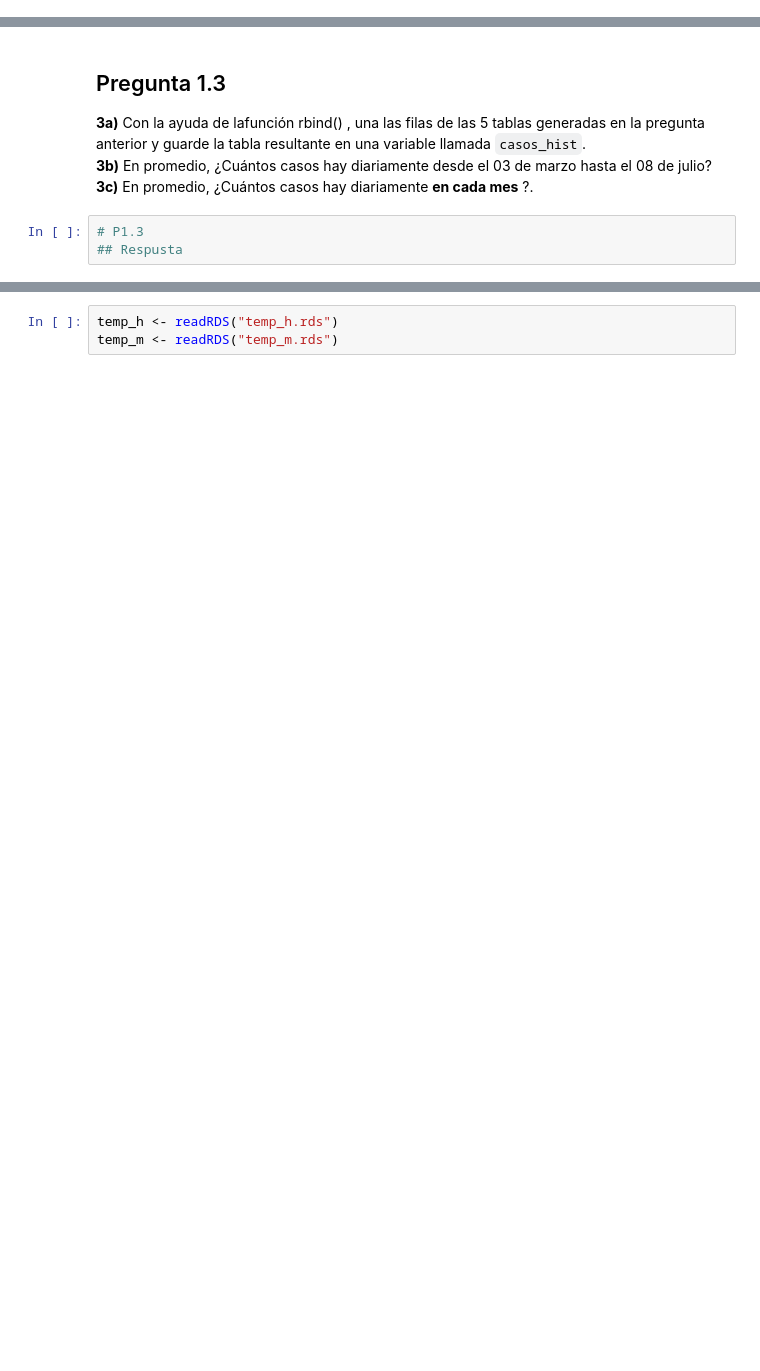
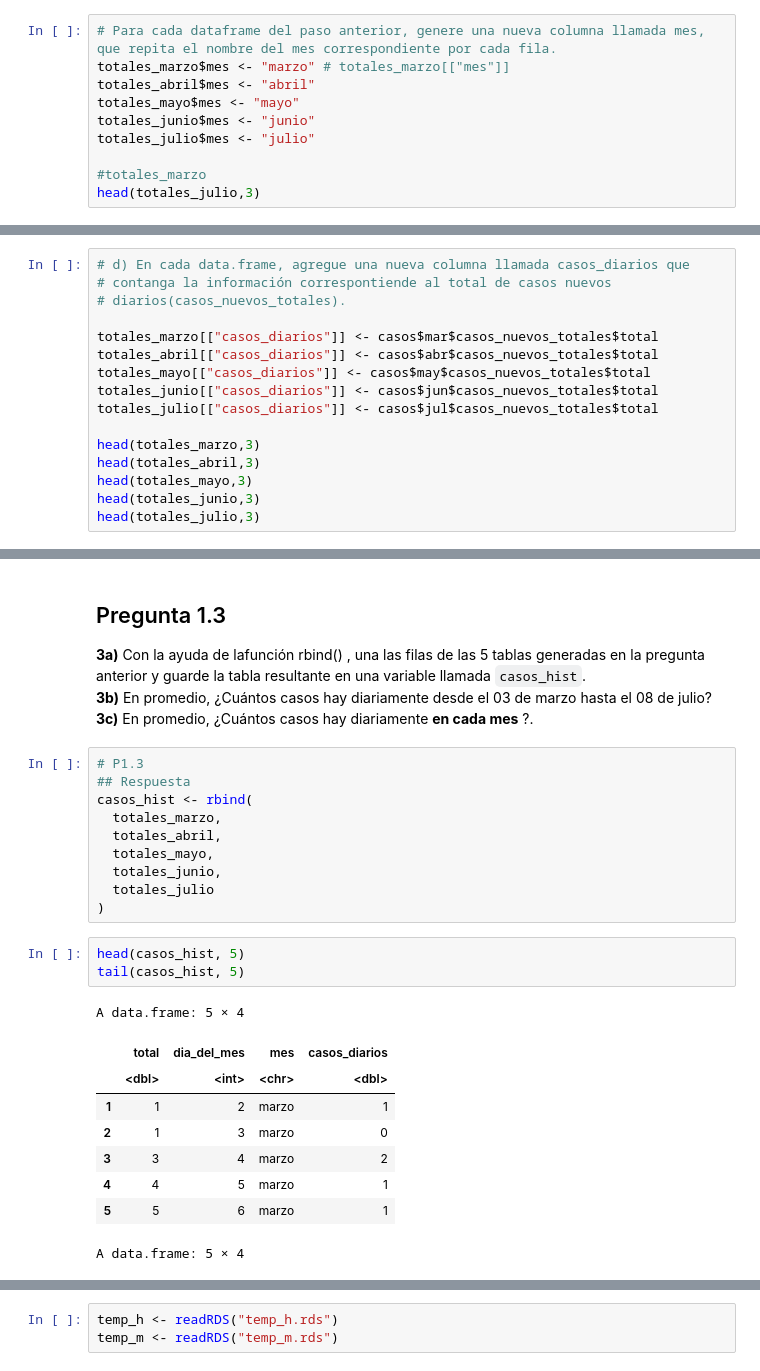
Before and after one commit to mrrojas72/Introduccion_a_ciencia_de_datos_R, a Jupyter notebook: Ayudantías/Ayudantía1/A1_02_listas_y_dataframes.ipynb, the cells around one changed output, grey strips where cells are left out. Cells and saved outputs as stored; diff of their text form; blank space fills up the shorter version.

```diff
--- a/Ayudantías/Ayudantía1/A1_02_listas_y_dataframes.ipynb
+++ b/Ayudantías/Ayudantía1/A1_02_listas_y_dataframes.ipynb
@@ -208,0 +655,10 @@ casos <- readRDS("covid.rds")
+# %%
+# Para cada dataframe del paso anterior, genere una nueva columna llamada mes, que repita el nombre del mes correspondiente por cada fila.
+totales_marzo$mes <- "marzo" # totales_marzo[["mes"]]
+totales_abril$mes <- "abril"
+totales_mayo$mes <- "mayo"
+totales_junio$mes <- "junio"
+totales_julio$mes <- "julio"
+
+#totales_marzo
+head(totales_julio,3)
@@ -208,0 +674,16 @@ casos <- readRDS("covid.rds")
+# %%
+# d) En cada data.frame, agregue una nueva columna llamada casos_diarios que
+# contanga la información correspontiende al total de casos nuevos
+# diarios(casos_nuevos_totales).
+
+totales_marzo[["casos_diarios"]] <- casos$mar$casos_nuevos_totales$total
+totales_abril[["casos_diarios"]] <- casos$abr$casos_nuevos_totales$total
+totales_mayo[["casos_diarios"]] <- casos$may$casos_nuevos_totales$total
+totales_junio[["casos_diarios"]] <- casos$jun$casos_nuevos_totales$total
+totales_julio[["casos_diarios"]] <- casos$jul$casos_nuevos_totales$total
+
+head(totales_marzo,3)
+head(totales_abril,3)
+head(totales_mayo,3)
+head(totales_junio,3)
+head(totales_julio,3)
@@ -212,6 +724,26 @@ casos <- readRDS("covid.rds")
 **3a)** Con la ayuda de lafunción rbind() , una las filas de las 5 tablas generadas en la pregunta anterior y guarde la tabla resultante en una variable llamada `casos_hist`.<br>
 **3b)** En promedio, ¿Cuántos casos hay diariamente desde el 03 de marzo hasta el 08 de julio?<br>
 **3c)** En promedio, ¿Cuántos casos hay diariamente **en cada mes** ?.<br>
-# %%
-# P1.3
-## Respusta
+# %%
+# P1.3
+## Respuesta
+casos_hist <- rbind(
+  totales_marzo,
+  totales_abril,
+  totales_mayo,
+  totales_junio,
+  totales_julio
+)
+# %%
+head(casos_hist, 5)
+tail(casos_hist, 5)
+# %% [output]
+A data.frame: 5 × 4
+|  | total | dia_del_mes | mes | casos_diarios |
+|  | <dbl> | <int> | <chr> | <dbl> |
+| 1 | 1 | 2 | marzo | 1 |
+| 2 | 1 | 3 | marzo | 0 |
+| 3 | 3 | 4 | marzo | 2 |
+| 4 | 4 | 5 | marzo | 1 |
+| 5 | 5 | 6 | marzo | 1 |
+A data.frame: 5 × 4
```
Also changed, not shown: parts of 71 cells of this notebook.
